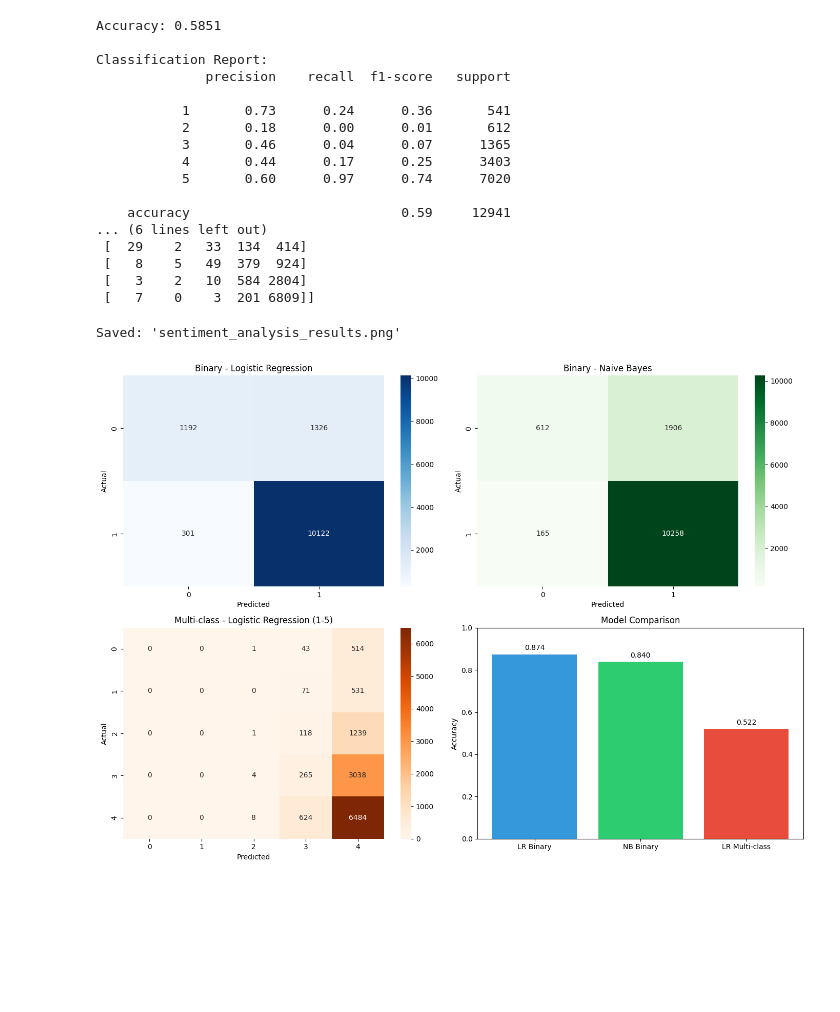
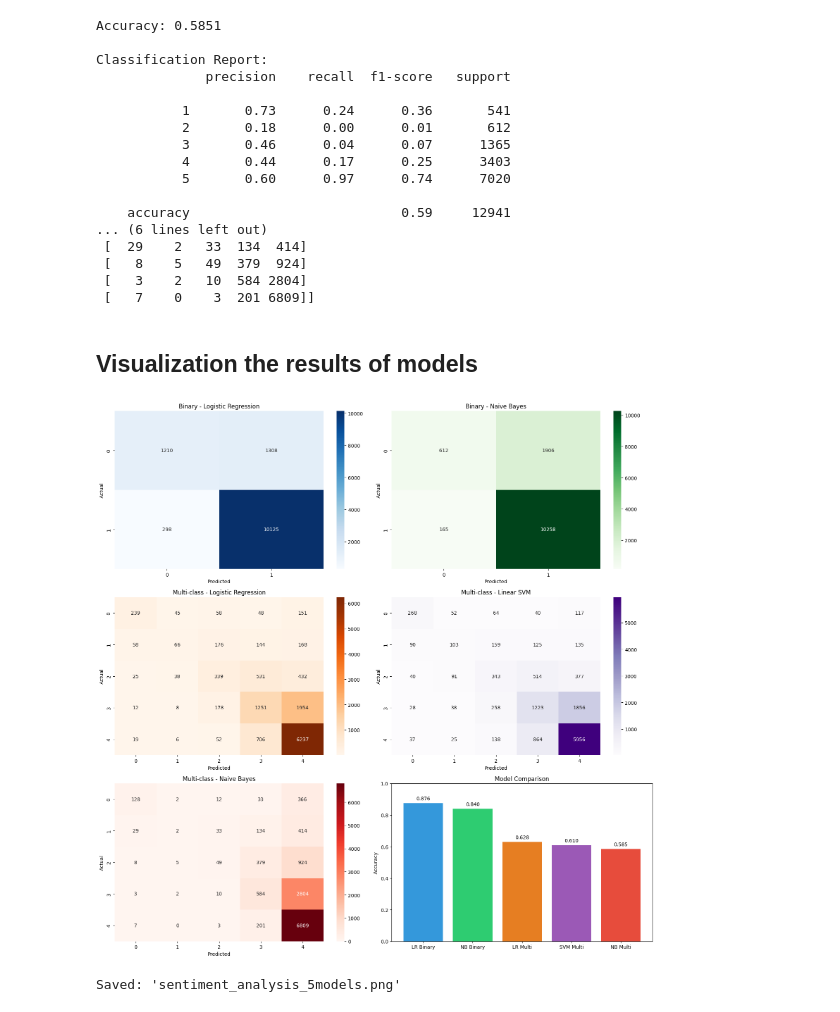
Before and after one commit to khangbkk23/NaturalLanguageProcessing, a Jupyter notebook: VectorSemanticAndEmbedding/2311402_HEX_Lab4.ipynb, the cells around one changed output. Saved outputs shown, nothing was run; the diff lists cells and outputs as text; code cells hidden in the pictures; blank space fills up the shorter version.

```diff
--- a/VectorSemanticAndEmbedding/2311402_HEX_Lab4.ipynb
+++ b/VectorSemanticAndEmbedding/2311402_HEX_Lab4.ipynb
@@ -399,48 +399,71 @@ Classification Report:
  [   8    5   49  379  924]
  [   3    2   10  584 2804]
  [   7    0    3  201 6809]]
+# %% [markdown]
+## Visualization the results of models
 # %%
-fig, axes = plt.subplots(2, 2, figsize=(14, 10))
+import matplotlib.pyplot as plt
+import seaborn as sns
+from sklearn.metrics import confusion_matrix, accuracy_score
 
-# Confusion Matrix - Binary LR
+fig, axes = plt.subplots(3, 2, figsize=(16, 16))
+
+# 1. Binary Logistic Regression
 cm_lr = confusion_matrix(y_test_bin, y_pred_lr)
 sns.heatmap(cm_lr, annot=True, fmt='d', cmap='Blues', ax=axes[0, 0])
 axes[0, 0].set_title('Binary - Logistic Regression')
 axes[0, 0].set_xlabel('Predicted')
 axes[0, 0].set_ylabel('Actual')
 
-# Confusion Matrix - Binary NB
+# 2. Binary Naive Bayes
 cm_nb = confusion_matrix(y_test_bin, y_pred_nb)
 sns.heatmap(cm_nb, annot=True, fmt='d', cmap='Greens', ax=axes[0, 1])
 axes[0, 1].set_title('Binary - Naive Bayes')
 axes[0, 1].set_xlabel('Predicted')
 axes[0, 1].set_ylabel('Actual')
 
-# Confusion Matrix - Multi-class
-cm_multi = confusion_matrix(y_test_multi, y_pred_lr_multi)
-sns.heatmap(cm_multi, annot=True, fmt='d', cmap='Oranges', ax=axes[1, 0])
-axes[1, 0].set_title('Multi-class - Logistic Regression (1-5)')
+# 3. Multi-class Logistic Regression
+cm_multi_lr = confusion_matrix(y_test_enc, y_pred_lr_multi)
+sns.heatmap(cm_multi_lr, annot=True, fmt='d', cmap='Oranges', ax=axes[1, 0])
+axes[1, 0].set_title('Multi-class - Logistic Regression')
 axes[1, 0].set_xlabel('Predicted')
 axes[1, 0].set_ylabel('Actual')
 
-# Model Comparison
-models = ['LR Binary', 'NB Binary', 'LR Multi-class']
+# 4. Multi-class SVM
+cm_multi_svm = confusion_matrix(y_test_enc, y_pred_svm_multi)
+sns.heatmap(cm_multi_svm, annot=True, fmt='d', cmap='Purples', ax=axes[1, 1])
+axes[1, 1].set_title('Multi-class - Linear SVM')
+axes[1, 1].set_xlabel('Predicted')
+axes[1, 1].set_ylabel('Actual')
+
+# 5. Multi-class Naive Bayes
+cm_multi_nb = confusion_matrix(y_test_enc, y_pred_nb_multi)
+sns.heatmap(cm_multi_nb, annot=True, fmt='d', cmap='Reds', ax=axes[2, 0])
+axes[2, 0].set_title('Multi-class - Naive Bayes')
+axes[2, 0].set_xlabel('Predicted')
+axes[2, 0].set_ylabel('Actual')
+
+# 6. Accuracy Comparison
+models = ['LR Binary', 'NB Binary', 'LR Multi', 'SVM Multi', 'NB Multi']
 accuracies = [
     accuracy_score(y_test_bin, y_pred_lr),
     accuracy_score(y_test_bin, y_pred_nb),
-    accuracy_score(y_test_multi, y_pred_lr_multi)
+    accuracy_score(y_test_enc, y_pred_lr_multi),
+    accuracy_score(y_test_enc, y_pred_svm_multi),
+    accuracy_score(y_test_enc, y_pred_nb_multi)
 ]
-axes[1, 1].bar(models, accuracies, color=['#3498db', '#2ecc71', '#e74c3c'])
-axes[1, 1].set_ylabel('Accuracy')
-axes[1, 1].set_title('Model Comparison')
-axes[1, 1].set_ylim([0, 1])
+axes[2, 1].bar(models, accuracies, color=['#3498db', '#2ecc71', '#e67e22', '#9b59b6', '#e74c3c'])
+axes[2, 1].set_ylabel('Accuracy')
+axes[2, 1].set_title('Model Comparison')
+axes[2, 1].set_ylim([0, 1])
 for i, v in enumerate(accuracies):
-    axes[1, 1].text(i, v + 0.02, f'{v:.3f}', ha='center')
+    axes[2, 1].text(i, v + 0.02, f'{v:.3f}', ha='center')
 
 plt.tight_layout()
-plt.savefig('sentiment_analysis_results.png', dpi=300, bbox_inches='tight')
-print("\nSaved: 'sentiment_analysis_results.png'")
+plt.savefig('sentiment_analysis_5models.png', dpi=300, bbox_inches='tight')
 plt.show()
+
+print("\nSaved: 'sentiment_analysis_5models.png'")
 # %% [output]
+[figure, new version]
-Saved: 'sentiment_analysis_results.png'
+Saved: 'sentiment_analysis_5models.png'
-[figure, old version]
```
Also changed, not shown: 1 other file.
